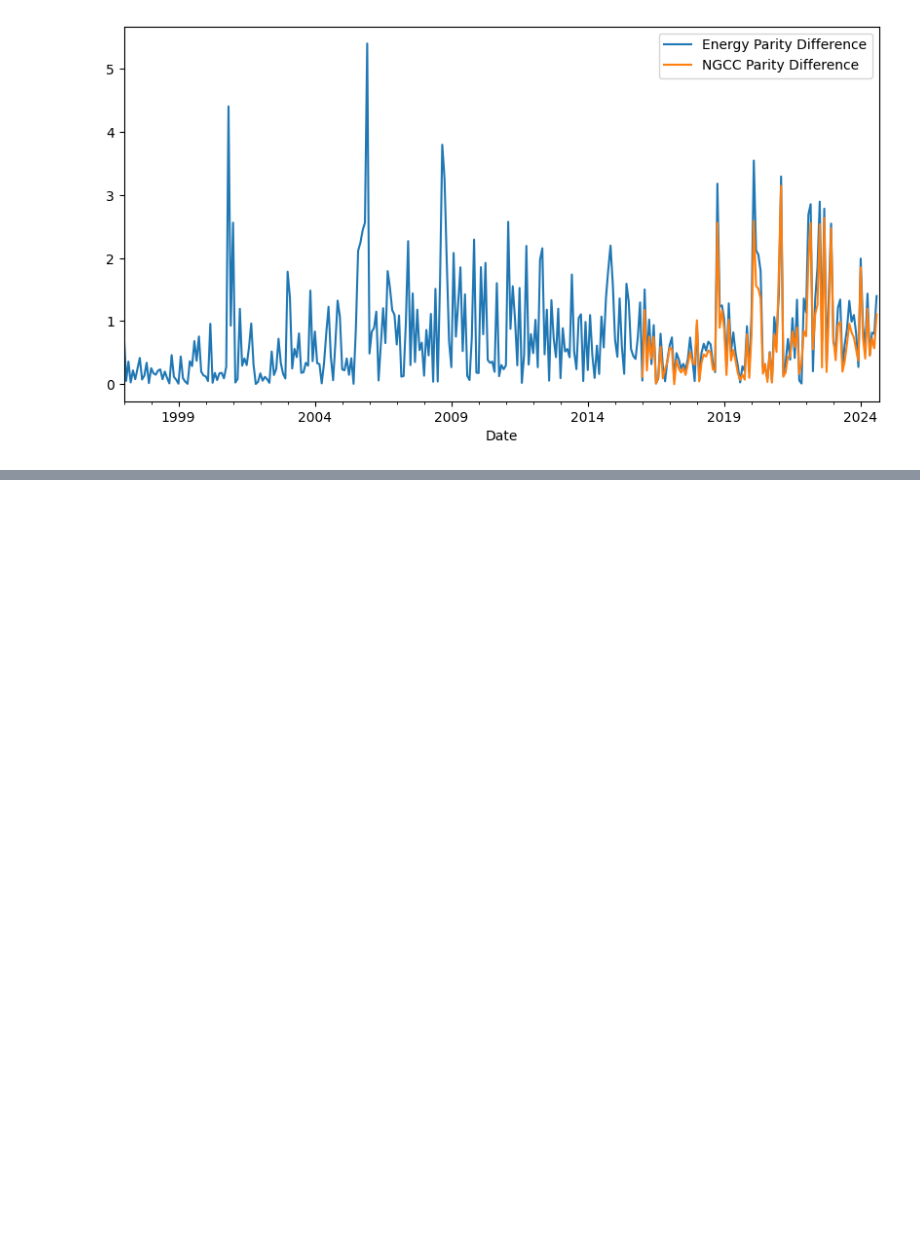
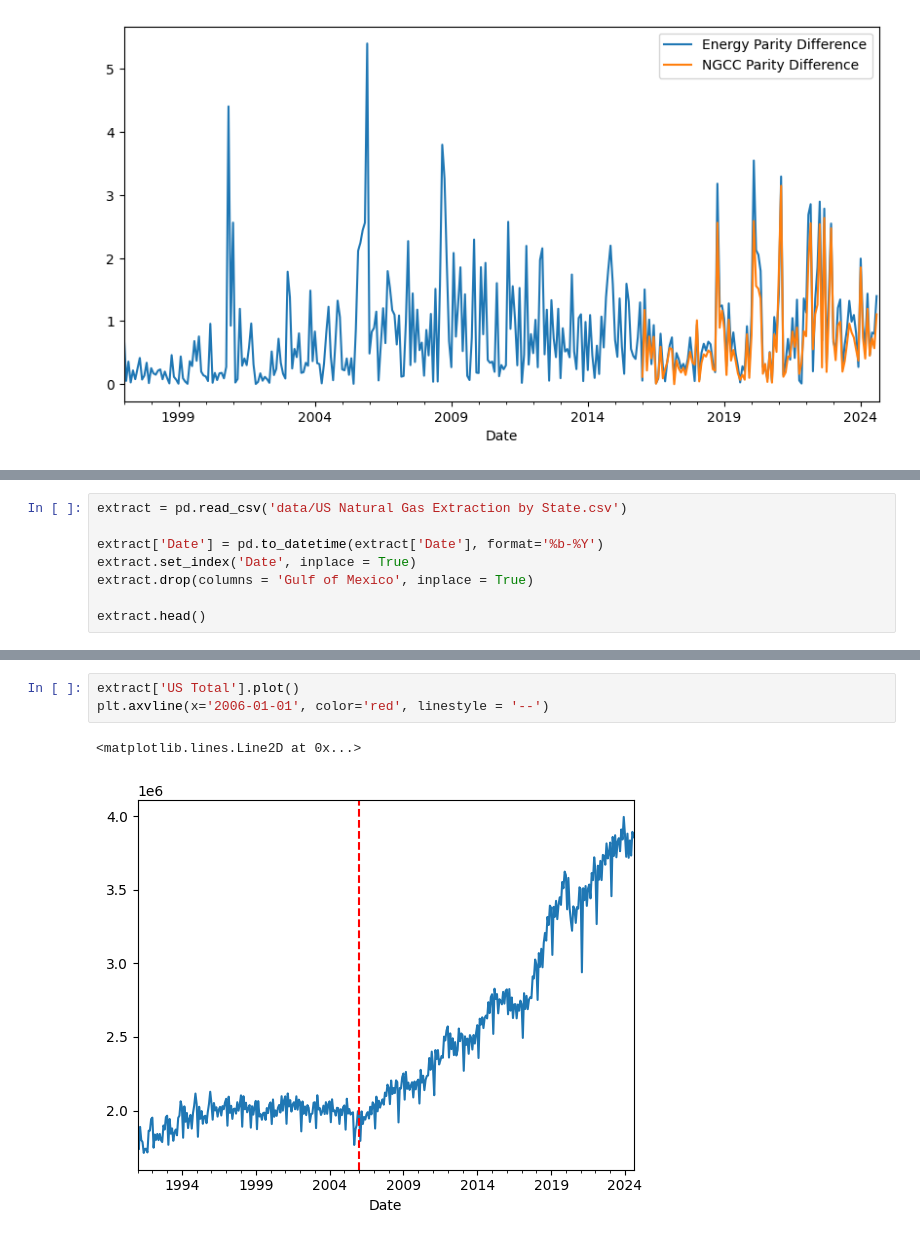
Before and after one commit to kevivuu/ECON323-project, a Jupyter notebook: Final Project.ipynb, the cells around one changed output, grey strips where cells are left out. Cells and saved outputs as stored; diff of their text form; blank space fills up the shorter version.

```diff
--- a/Final Project.ipynb
+++ b/Final Project.ipynb
@@ -213,0 +219,8 @@ prices.plot('Date',
+# %%
+extract = pd.read_csv('data/US Natural Gas Extraction by State.csv')
+
+extract['Date'] = pd.to_datetime(extract['Date'], format='%b-%Y')
+extract.set_index('Date', inplace = True)
+extract.drop(columns = 'Gulf of Mexico', inplace = True)
+
+extract.head()
@@ -213,0 +266,6 @@ prices.plot('Date',
+# %%
+extract['US Total'].plot()
+plt.axvline(x='2006-01-01', color='red', linestyle = '--')
+# %% [output]
+<matplotlib.lines.Line2D at 0x...>
+[figure, added]
```
Also changed, not shown: parts of 28 cells of this notebook, 4 other files.
